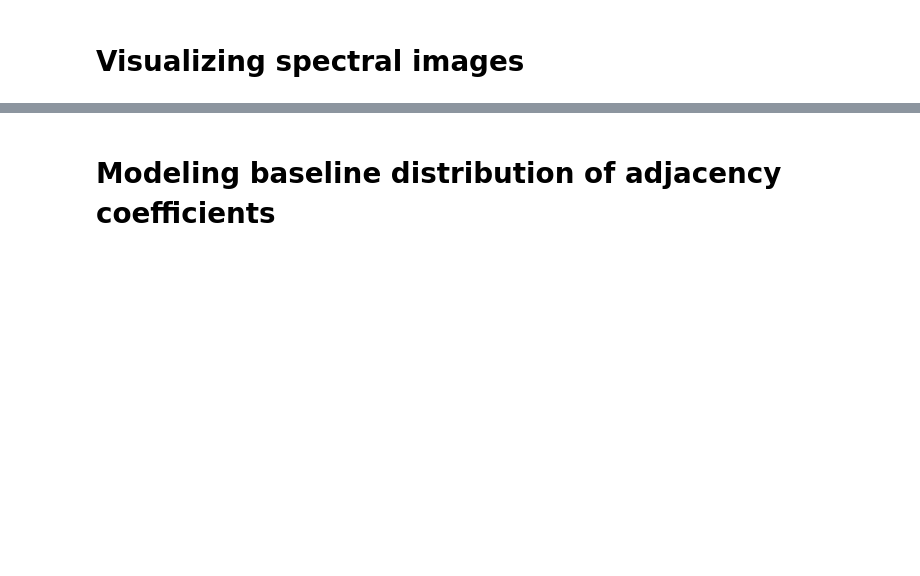
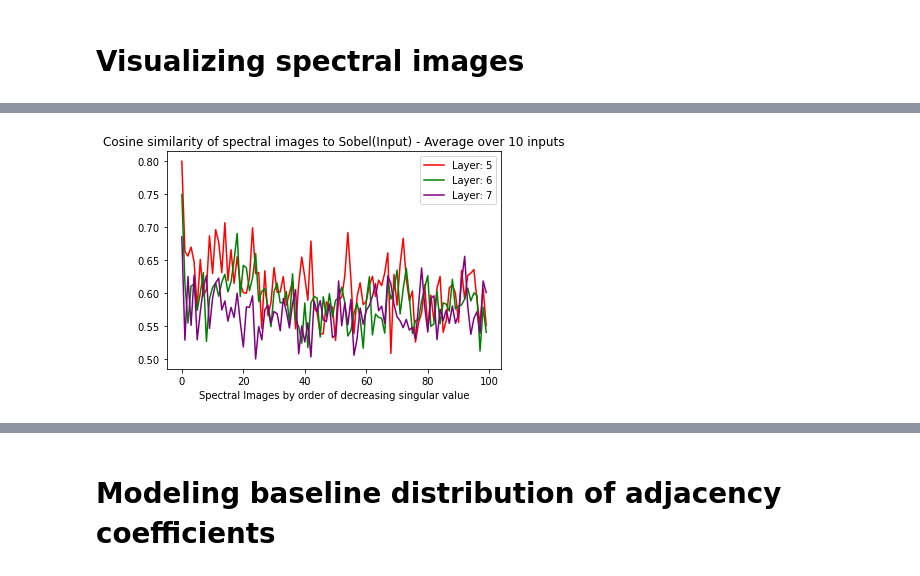
Before and after one commit to danmlr/svr, a Jupyter notebook: experiments.ipynb, the cells around one changed output, grey strips where cells are left out. Cells and saved outputs as stored; diff of their text form; code cells hidden in the pictures; blank space fills up the shorter version.

Commit message:
Ajout Sobel cosine similarity

```diff
--- a/experiments.ipynb
+++ b/experiments.ipynb
@@ -191,0 +257,20 @@ def print_spectral_images(x,spectral_neurons=[0,1,2,10,-4,-1],layers=list(range(
+# %%
+
+import torchvision.transforms as transforms
+togrey = transforms.Grayscale()
+
+
+N_img = 1000
+k_neurons = 100
+layers = [5,6,7,8,9,10]
+spectral_neurons=np.arange(k_neurons)
+
+Avg_dist = []
+for layer in layers:
+    avg_dist = torch.zeros(k_neurons)
+    for idx in tqdm(range(N_img)):
+        x = data[idx][0]
+        dis = torch.tensor(distance_sobel(x,spectral_neurons,layer=layer))
+        avg_dist += dis
+    avg_dist = avg_dist/N_img
+    Avg_dist.append(avg_dist)
@@ -191,0 +291,10 @@ def print_spectral_images(x,spectral_neurons=[0,1,2,10,-4,-1],layers=list(range(
+# %%
+colors = ['red','green','purple']
+for i in range(3):
+    plt.plot(spectral_neurons,Avg_dist[i],label="Layer: " +str(layers[i]),color=colors[i])
+plt.xlabel("Spectral Images by order of decreasing singular value")
+plt.title("Cosine similarity of spectral images to Sobel(Input) - Average over 10 inputs")
+plt.legend()
+plt.show()
+# %% [output]
+[figure, added]
```
Also changed, not shown: parts of 12 cells of this notebook, 3 other files.
